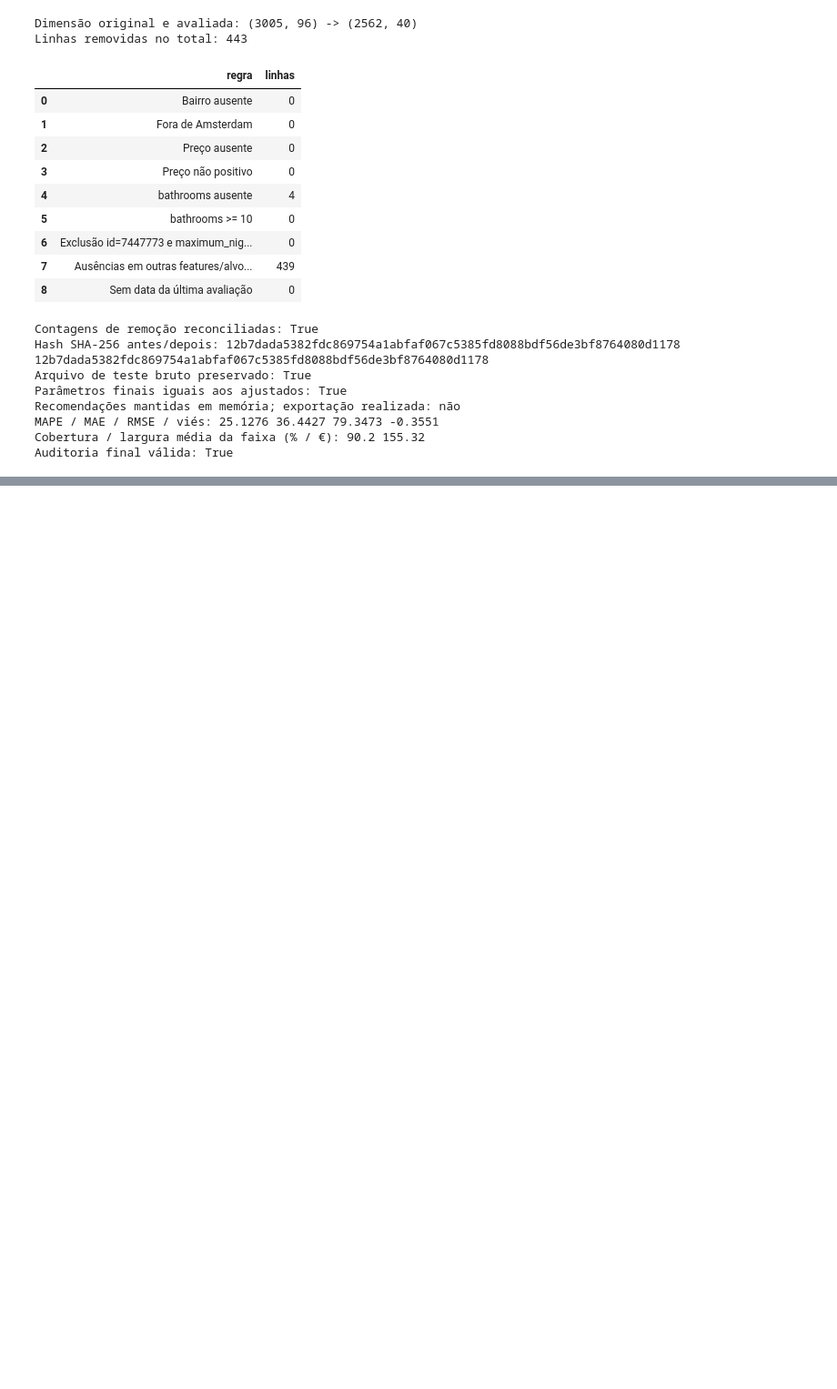
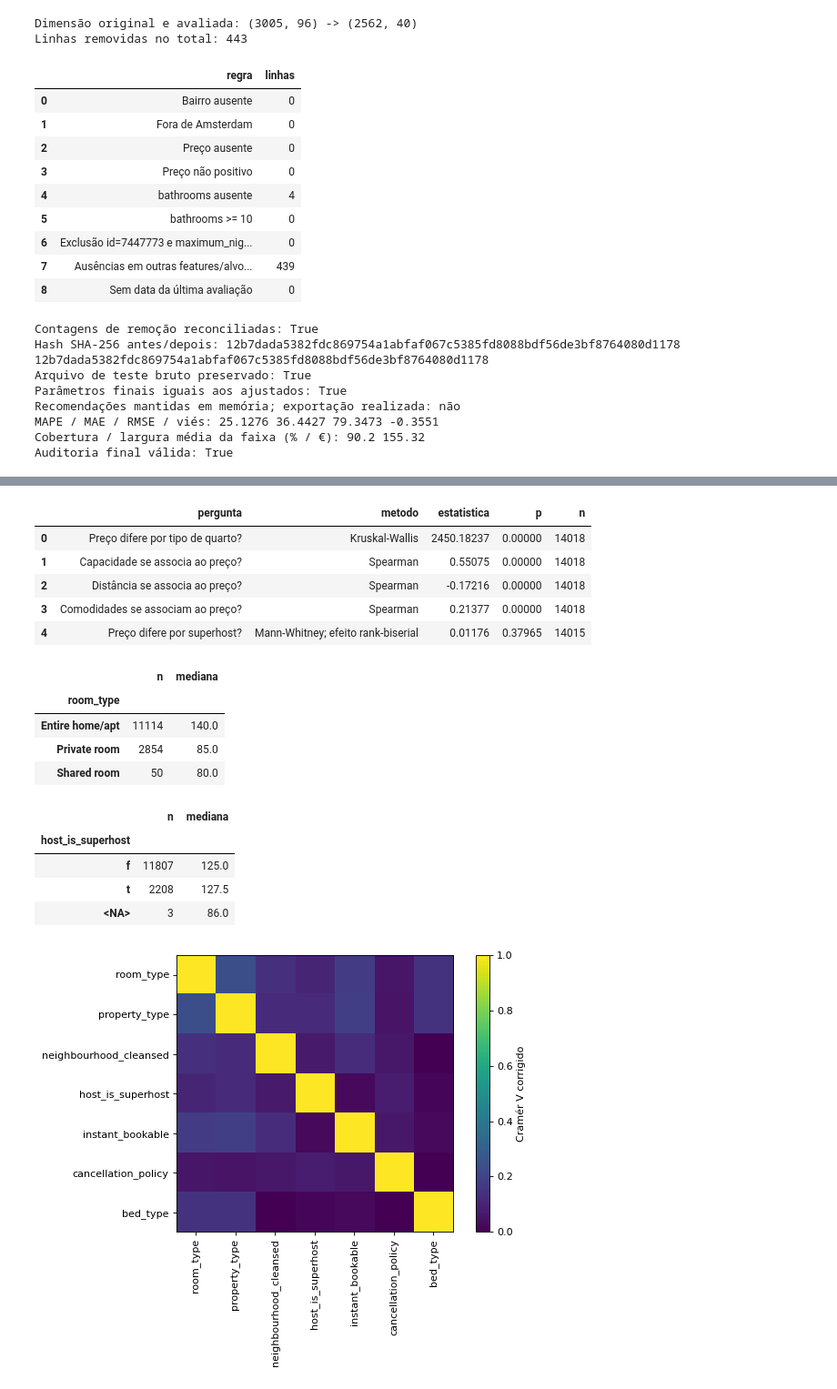
Before and after one commit to guigrandim/airbnb_price, a Jupyter notebook: notebooks/price_prediction.ipynb, the cells around one changed output, grey strips where cells are left out. Shown at 91% size. Cells and saved outputs as stored; diff of their text form; code cells hidden in the pictures; blank space fills up the shorter version.

```diff
--- a/notebooks/price_prediction.ipynb
+++ b/notebooks/price_prediction.ipynb
@@ -9970,0 +11085,45 @@ A faixa empírica OOF nominal de 90% cobriu 90,20% do teste, com largura média
+# %%
+# 1. Confronta os preços baixos com os textos e condições cadastradas no snapshot.
+v2_suspect_ids = set(v2_eda.loc[v2_eda["low_price_context_flag"],"id"])
+v2_context_raw = pd.read_csv(v2_root / "data/raw/listings_details.csv",dtype="string",keep_default_na=False,usecols=["id","name","summary","space","description","room_type","property_type","price","guests_included","extra_people","cleaning_fee","minimum_nights","availability_365"])
+v2_context_raw = v2_context_raw.loc[v2_context_raw["id"].isin(v2_suspect_ids)].copy()
+for v2_record in v2_context_raw.to_dict("records"):
+    print("\nID",v2_record["id"],"|",v2_record["name"],"| preço",v2_record["price"])
+    print("Tipo:",v2_record["room_type"],v2_record["property_type"],"| incluídos/extra/limpeza/mínimo:",v2_record["guests_included"],v2_record["extra_people"],v2_record["cleaning_fee"],v2_record["minimum_nights"])
+    print("Descrição:",v2_record["description"][:650])
+# 2. Testa cinco hipóteses e relata estatísticas associativas, sem seleção automática.
+v2_hypotheses = []
+v2_groups = [group["price"].to_numpy(dtype=float) for _,group in v2_eda.groupby("room_type")]
+v2_test = stats.kruskal(*v2_groups)
+v2_hypotheses.append({"pergunta":"Preço difere por tipo de quarto?","metodo":"Kruskal-Wallis","estatistica":v2_test.statistic,"p":v2_test.pvalue,"n":len(v2_eda)})
+for v2_predictor,v2_question in [("accommodates","Capacidade se associa ao preço?"),("distance_to_geo_reference_km","Distância se associa ao preço?"),("amenities_count","Comodidades se associam ao preço?")]:
+    v2_pairs = df_modeling_features_v2.loc[df_modeling_features_v2["particao"].eq("treino"),[v2_predictor,"price"]].dropna()
+    v2_test = stats.spearmanr(v2_pairs[v2_predictor],v2_pairs["price"])
+    v2_hypotheses.append({"pergunta":v2_question,"metodo":"Spearman","estatistica":v2_test.statistic,"p":v2_test.pvalue,"n":len(v2_pairs)})
+v2_sh = [v2_eda.loc[v2_eda["host_is_superhost"].eq(value),"price"].to_numpy(dtype=float) for value in ["t","f"]]
+v2_test = stats.mannwhitneyu(*v2_sh,alternative="two-sided")
+v2_hypotheses.append({"pergunta":"Preço difere por superhost?","metodo":"Mann-Whitney; efeito rank-biserial","estatistica":2*v2_test.statistic/(len(v2_sh[0])*len(v2_sh[1]))-1,"p":v2_test.pvalue,"n":sum(len(x) for x in v2_sh)})
+display(pd.DataFrame(v2_hypotheses).round(5))
+display(v2_eda.groupby("room_type").agg(n=("id","size"),mediana=("price","median")))
+display(v2_eda.groupby("host_is_superhost",dropna=False).agg(n=("id","size"),mediana=("price","median")))
+# 3. Constrói heatmap Cramér V corrigido para as categóricas de baixa cardinalidade.
+v2_cat_eda = ["room_type","property_type","neighbourhood_cleansed","host_is_superhost","instant_bookable","cancellation_policy","bed_type"]
+v2_cramer = pd.DataFrame(np.eye(len(v2_cat_eda)),index=v2_cat_eda,columns=v2_cat_eda)
+for v2_a in v2_cat_eda:
+    for v2_b in v2_cat_eda:
+        if v2_a==v2_b:
+            continue
+        v2_tab = pd.crosstab(v2_eda[v2_a].fillna("<ausente>"),v2_eda[v2_b].fillna("<ausente>"))
+        v2_n = v2_tab.to_numpy().sum()
+        v2_r,v2_k = v2_tab.shape
+        v2_phi = max(0,stats.chi2_contingency(v2_tab,correction=False)[0]/v2_n-(v2_k-1)*(v2_r-1)/(v2_n-1))
+        v2_den = min(v2_k-(v2_k-1)**2/(v2_n-1)-1,v2_r-(v2_r-1)**2/(v2_n-1)-1)
+        v2_cramer.loc[v2_a,v2_b] = np.sqrt(v2_phi/v2_den) if v2_den>0 else np.nan
+fig,ax = plt.subplots(figsize=(8,6),dpi=80)
+v2_im = ax.imshow(v2_cramer,vmin=0,vmax=1,cmap="viridis")
+ax.set_xticks(range(len(v2_cramer)),v2_cramer.columns,rotation=90)
+ax.set_yticks(range(len(v2_cramer)),v2_cramer.index)
+fig.colorbar(v2_im,ax=ax,label="Cramér V corrigido")
+plt.tight_layout()
+plt.show()
+# %% [output]
@@ -9970,0 +11147,17 @@ A faixa empírica OOF nominal de 90% cobriu 90,20% do teste, com largura média
+|  | pergunta | metodo | estatistica | p | n |
+| 0 | Preço difere por tipo de quarto? | Kruskal-Wallis | 2450.18237 | 0.00000 | 14018 |
+| 1 | Capacidade se associa ao preço? | Spearman | 0.55075 | 0.00000 | 14018 |
+| 2 | Distância se associa ao preço? | Spearman | -0.17216 | 0.00000 | 14018 |
+| 3 | Comodidades se associam ao preço? | Spearman | 0.21377 | 0.00000 | 14018 |
+| 4 | Preço difere por superhost? | Mann-Whitney; efeito rank-biserial | 0.01176 | 0.37965 | 14015 |
+|  | n | mediana |
+| room_type |  |  |
+| Entire home/apt | 11114 | 140.0 |
+| Private room | 2854 | 85.0 |
+| Shared room | 50 | 80.0 |
+|  | n | mediana |
+| host_is_superhost |  |  |
+| f | 11807 | 125.0 |
+| t | 2208 | 127.5 |
+| <NA> | 3 | 86.0 |
+[figure, added]
```
Also changed, not shown: parts of 121 cells of this notebook, 17 other files.
